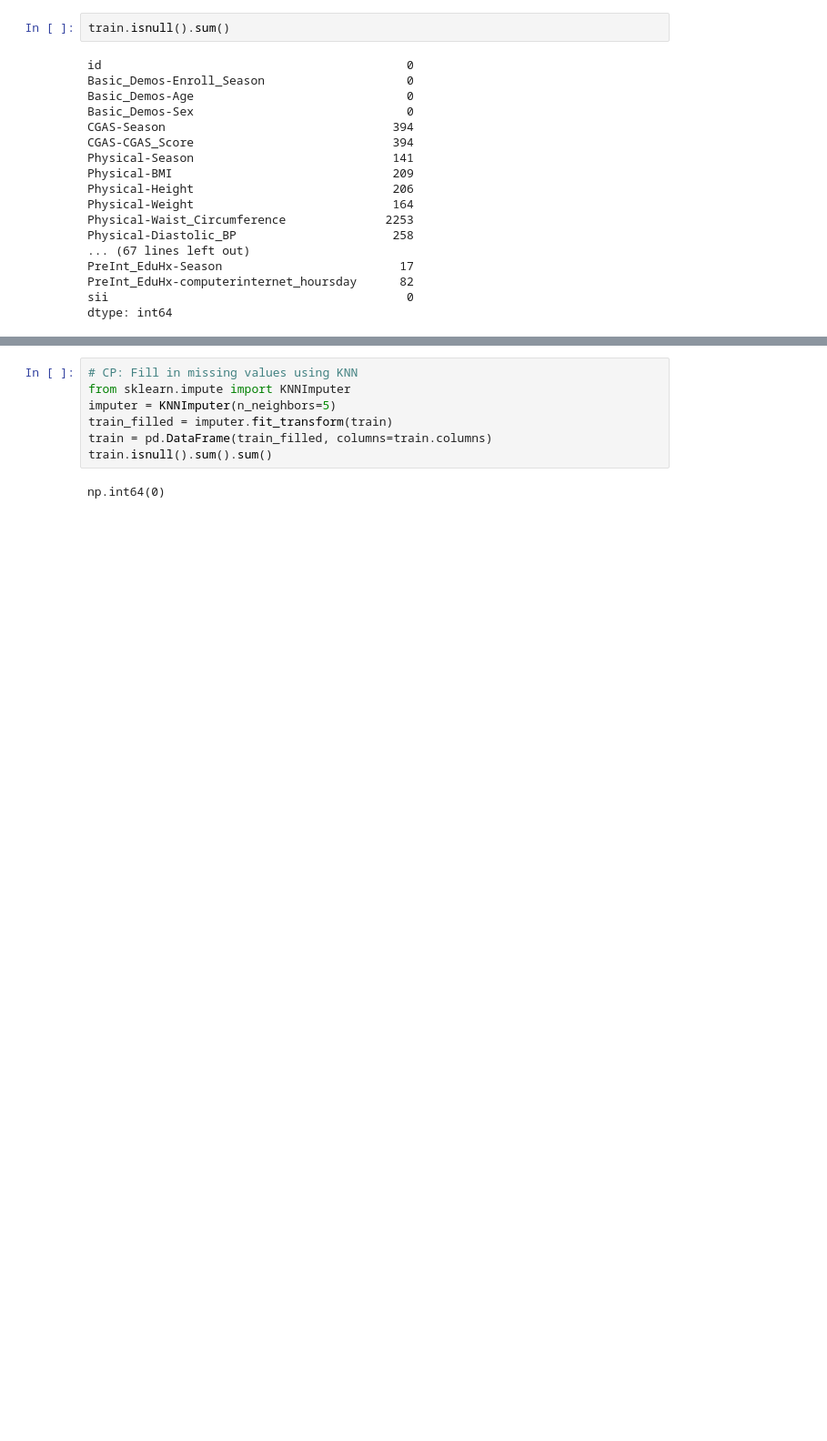
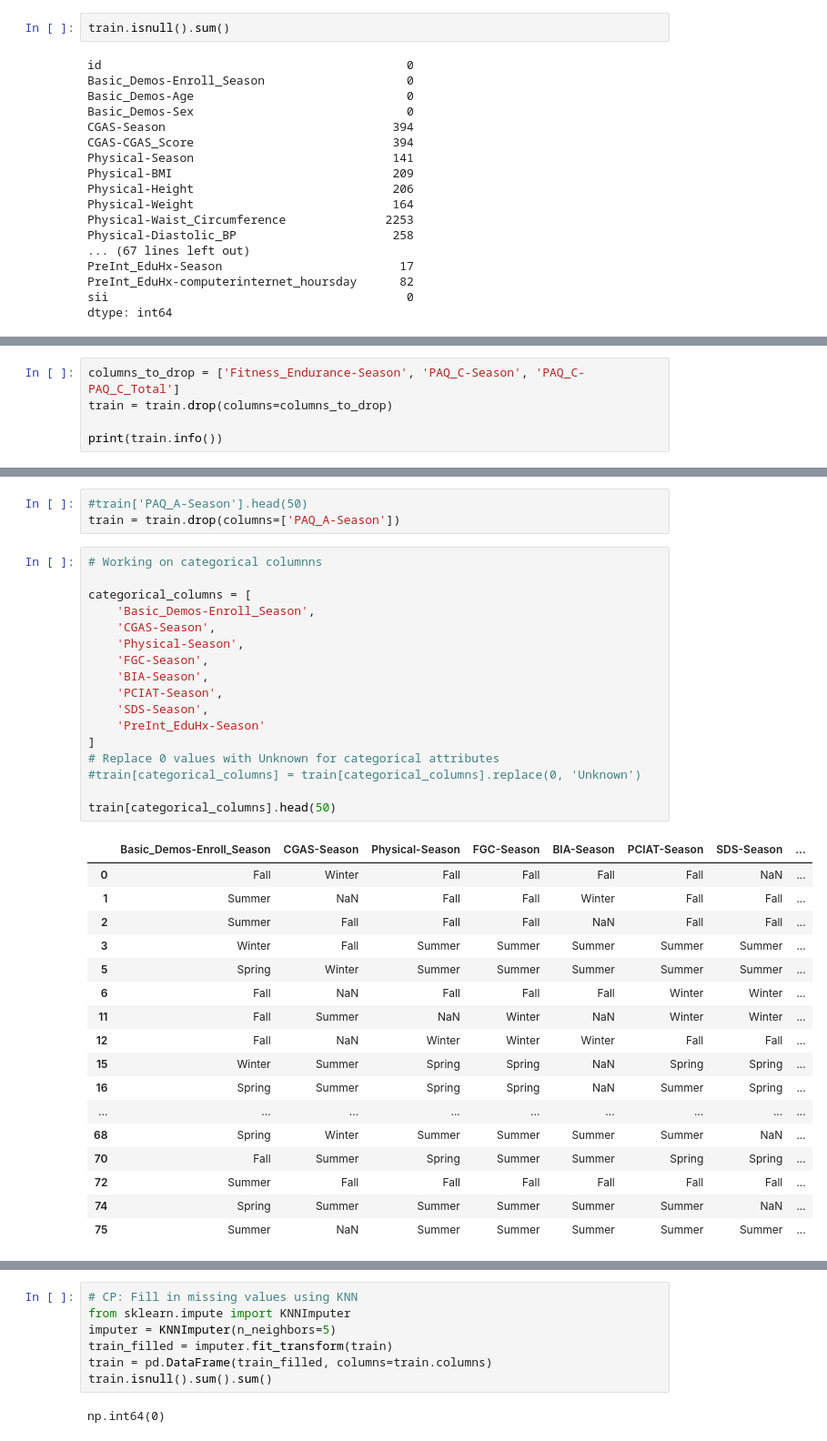
Before and after one commit to CeliePierre/Problematic-Internet-Use, a Jupyter notebook: kaggle-notebook.ipynb, the cells around one changed output, grey strips where cells are left out. Shown at 91% size. Saved outputs shown, nothing was run; the diff lists cells and outputs as text; blank space fills up the shorter version.

```diff
--- a/kaggle-notebook.ipynb
+++ b/kaggle-notebook.ipynb
@@ -473,0 +567,5 @@ dtype: int64
+# %%
+columns_to_drop = ['Fitness_Endurance-Season', 'PAQ_C-Season', 'PAQ_C-PAQ_C_Total']
+train = train.drop(columns=columns_to_drop)
+
+print(train.info())
@@ -473,0 +640,38 @@ dtype: int64
+# %%
+#train['PAQ_A-Season'].head(50)
+train = train.drop(columns=['PAQ_A-Season'])
+# %%
+# Working on categorical columnns
+
+categorical_columns = [
+    'Basic_Demos-Enroll_Season',
+    'CGAS-Season',
+    'Physical-Season',
+    'FGC-Season',
+    'BIA-Season',
+    'PCIAT-Season',
+    'SDS-Season',
+    'PreInt_EduHx-Season'
+]
+# Replace 0 values with Unknown for categorical attributes
+#train[categorical_columns] = train[categorical_columns].replace(0, 'Unknown')
+
+train[categorical_columns].head(50)
+# %% [output]
+|  | Basic_Demos-Enroll_Season | CGAS-Season | Physical-Season | FGC-Season | BIA-Season | PCIAT-Season | SDS-Season | ... |
+| 0 | Fall | Winter | Fall | Fall | Fall | Fall | NaN | ... |
+| 1 | Summer | NaN | Fall | Fall | Winter | Fall | Fall | ... |
+| 2 | Summer | Fall | Fall | Fall | NaN | Fall | Fall | ... |
+| 3 | Winter | Fall | Summer | Summer | Summer | Summer | Summer | ... |
+| 5 | Spring | Winter | Summer | Summer | Summer | Summer | Summer | ... |
+| 6 | Fall | NaN | Fall | Fall | Fall | Winter | Winter | ... |
+| 11 | Fall | Summer | NaN | Winter | NaN | Winter | Winter | ... |
+| 12 | Fall | NaN | Winter | Winter | Winter | Fall | Fall | ... |
+| 15 | Winter | Summer | Spring | Spring | NaN | Spring | Spring | ... |
+| 16 | Spring | Summer | Spring | Spring | NaN | Summer | Spring | ... |
+| ... | ... | ... | ... | ... | ... | ... | ... | ... |
+| 68 | Spring | Winter | Summer | Summer | Summer | Summer | NaN | ... |
+| 70 | Fall | Summer | Spring | Summer | Summer | Spring | Spring | ... |
+| 72 | Summer | Fall | Fall | Fall | Fall | Fall | Fall | ... |
+| 74 | Spring | Summer | Summer | Summer | Summer | Summer | NaN | ... |
+| 75 | Summer | NaN | Summer | Summer | Summer | Summer | Summer | ... |
```
Also changed, not shown: parts of 18 cells of this notebook, 3 other files.
